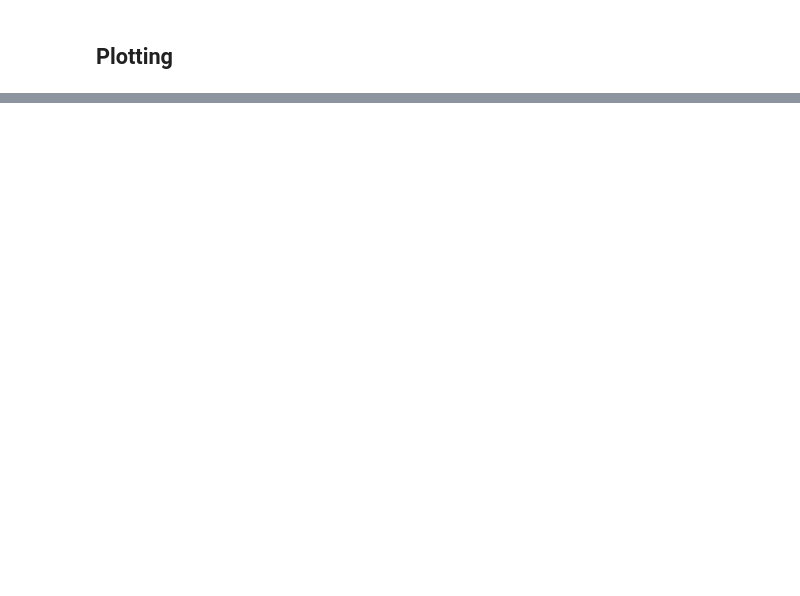
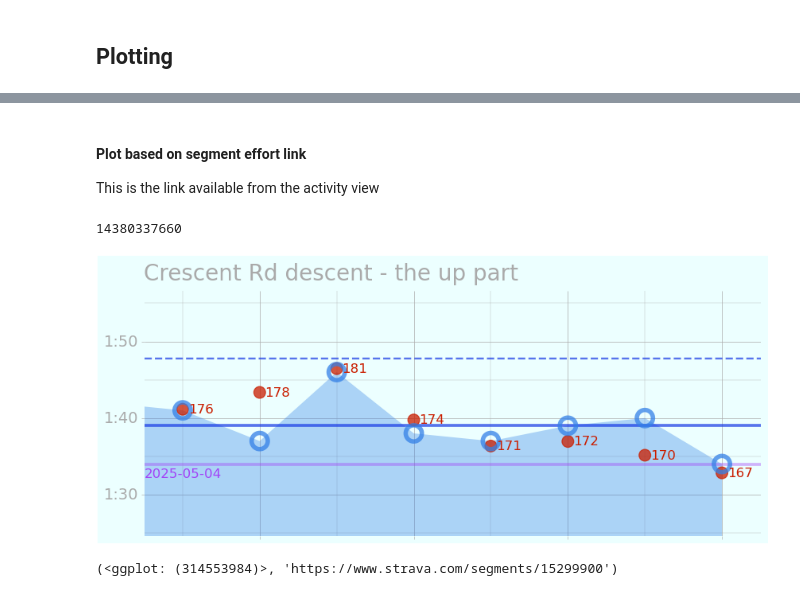
Before and after one commit to NWNHT/StravaPlotting, a Jupyter notebook: src/segments.ipynb, the cells around one changed output, grey strips where cells are left out. Drawn from its saved outputs; the diff is of its cells as text; code cells hidden in the pictures; blank space fills up the shorter version.

```diff
--- a/src/segments.ipynb
+++ b/src/segments.ipynb
@@ -783 +847,16 @@ segment_effort_graph(bc_segments, segment_id)
+# %% [markdown]
+#### Plot based on segment effort link
+This is the link available from the activity view
+# %%
+# Selection of segment
+segment_id = effort_link_to_segment_id(activities=activities,
+                          activity_cache=activity_cache,
+                          link='https://www.strava.com/activities/14380337660/segments/3354257871159024000')
+
+# Plot
+segment_effort_graph(bc_segments, segment_id)
+# %% [output]
+14380337660
+[figure, added]
+(<ggplot: (314553984)>, 'https://www.strava.com/segments/15299900')
 # %%
```
Also changed, not shown: parts of 27 cells of this notebook, 1 other file.
